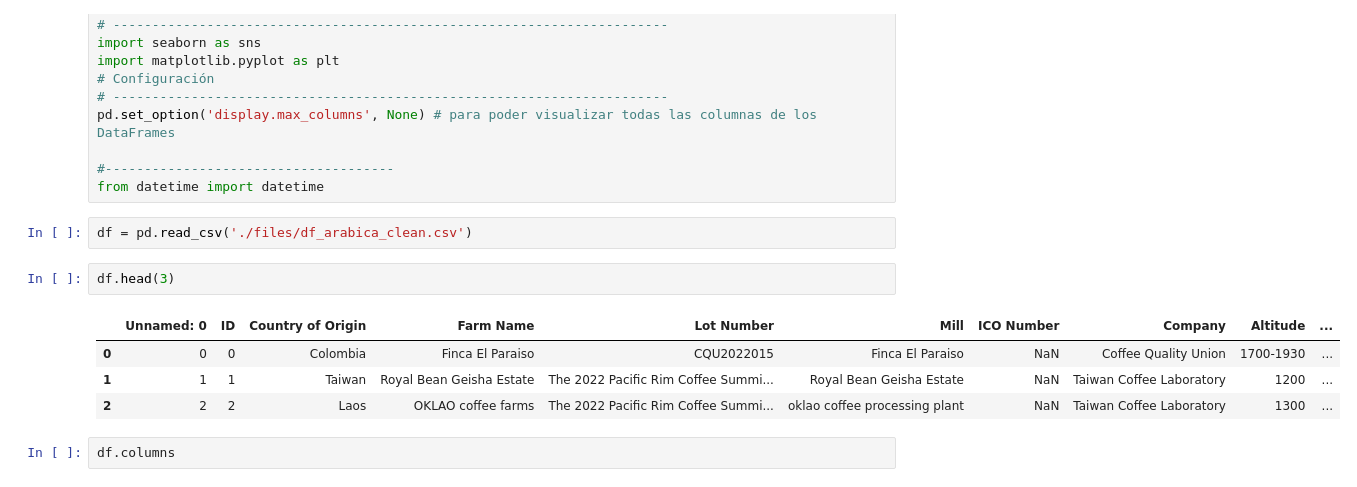
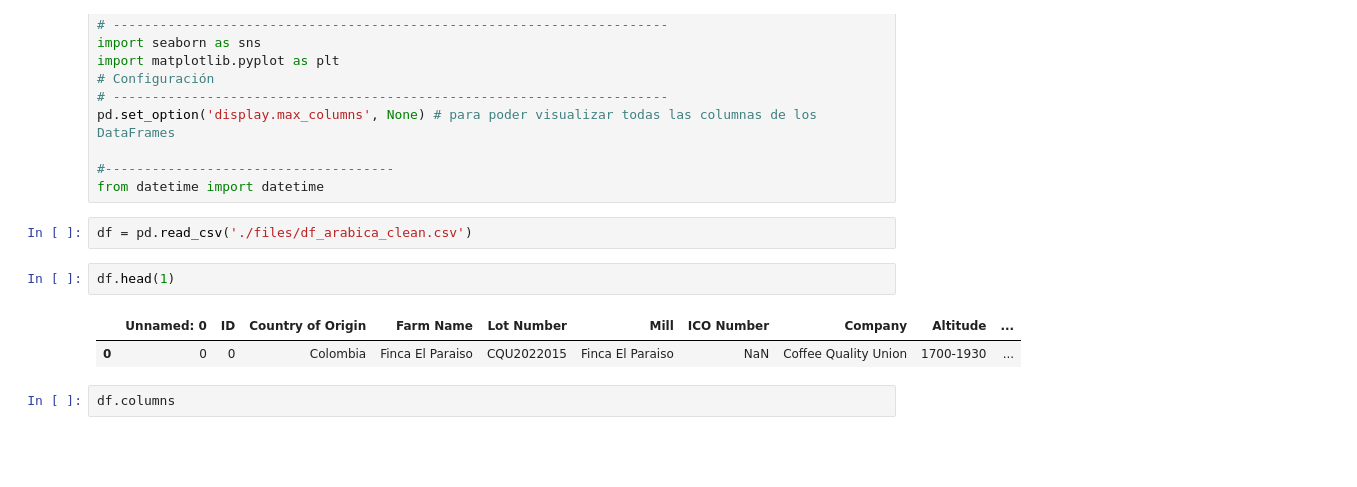
Before and after one commit to mtoledo-rgb/pair_modulo4-1_Zoraida-Mireia, a Jupyter notebook: EDA.ipynb, the cells around one changed output. Saved outputs shown, nothing was run; the diff lists cells and outputs as text; blank space fills up the shorter version.

```diff
--- a/EDA.ipynb
+++ b/EDA.ipynb
@@ -26,12 +26,10 @@ from datetime import datetime
 # %%
 df = pd.read_csv('./files/df_arabica_clean.csv')
 # %%
-df.head(3)
+df.head(1)
 # %% [output]
 |  | Unnamed: 0 | ID | Country of Origin | Farm Name | Lot Number | Mill | ICO Number | Company | Altitude | ... |
 | 0 | 0 | 0 | Colombia | Finca El Paraiso | CQU2022015 | Finca El Paraiso | NaN | Coffee Quality Union | 1700-1930 | ... |
-| 1 | 1 | 1 | Taiwan | Royal Bean Geisha Estate | The 2022 Pacific Rim Coffee Summi... | Royal Bean Geisha Estate | NaN | Taiwan Coffee Laboratory | 1200 | ... |
-| 2 | 2 | 2 | Laos | OKLAO coffee farms | The 2022 Pacific Rim Coffee Summi... | oklao coffee processing plant | NaN | Taiwan Coffee Laboratory | 1300 | ... |
 # %%
 df.columns
 # %% [output]
```
Also changed, not shown: parts of 31 cells of this notebook.
